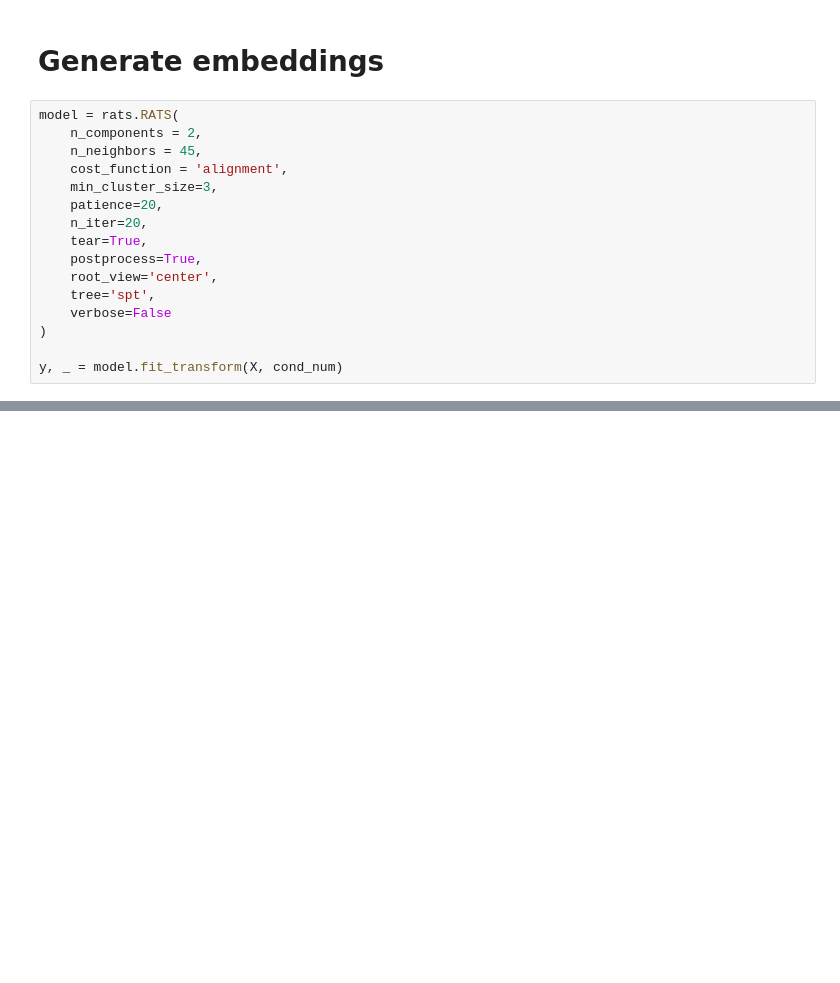
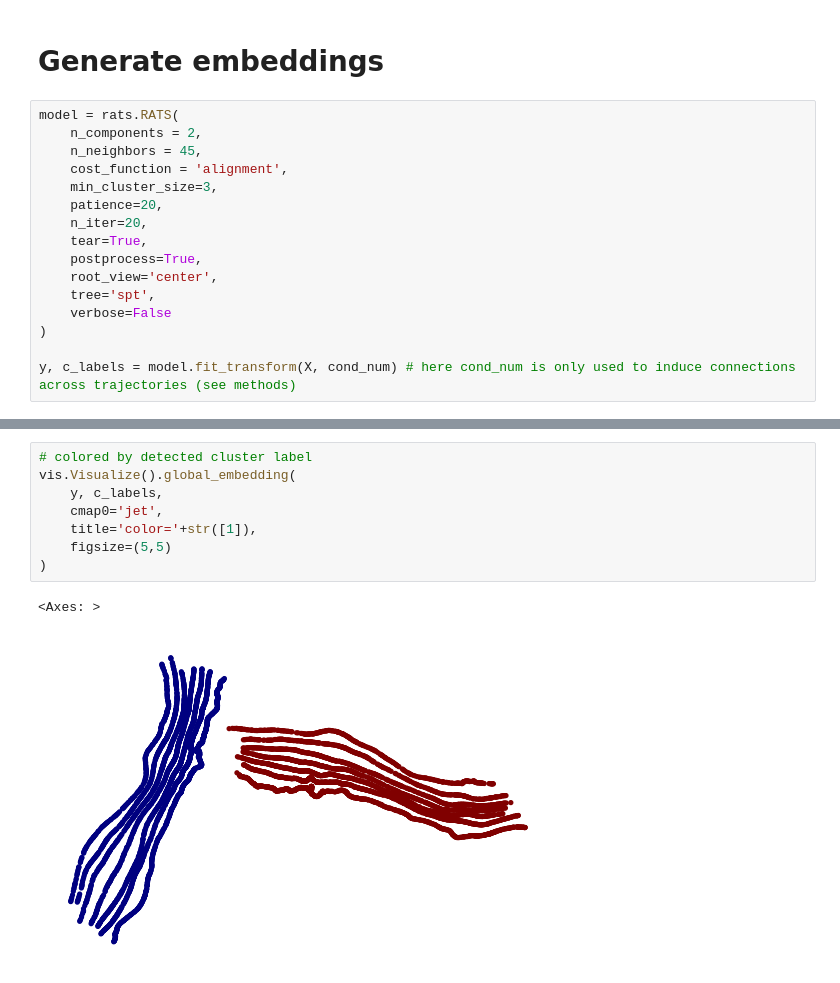
Before and after one commit to Mishne-Lab/pyRATS, a Jupyter notebook: examples/motor_cortex.ipynb, the cells around one changed output, grey strips where cells are left out. Drawn from its saved outputs; the diff is of its cells as text; blank space fills up the shorter version.

```diff
--- a/examples/motor_cortex.ipynb
+++ b/examples/motor_cortex.ipynb
@@ -56,4 +56,4 @@ model = rats.RATS(
     verbose=False
 )
 
-y, _ = model.fit_transform(X, cond_num)
+y, c_labels = model.fit_transform(X, cond_num) # here cond_num is only used to induce connections across trajectories (see methods)
@@ -95,0 +60,11 @@ vis.Visualize().global_embedding(
+# %%
+# colored by detected cluster label
+vis.Visualize().global_embedding(
+    y, c_labels,
+    cmap0='jet',
+    title='color='+str([1]),
+    figsize=(5,5)
+)
+# %% [output]
+<Axes: >
+[figure, added]
```
Also changed, not shown: parts of 3 cells of this notebook, 2 other files.
